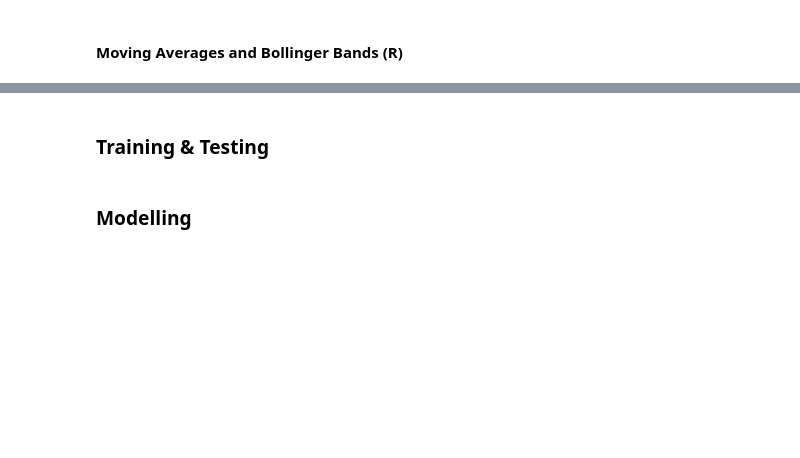
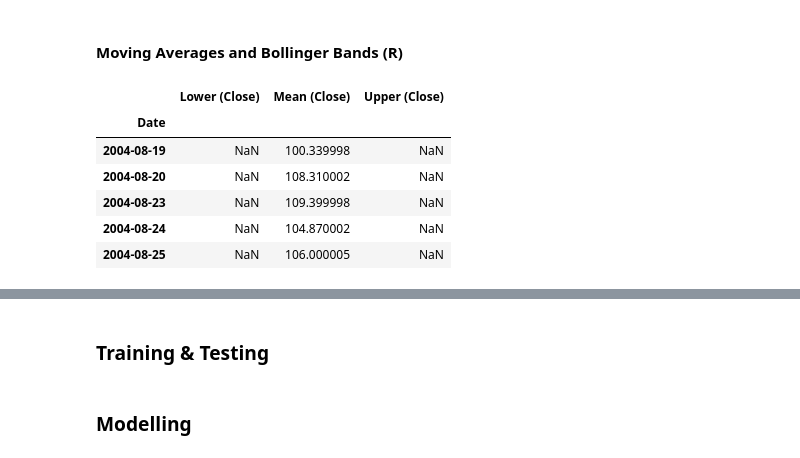
Before and after one commit to achillesrasquinha/bulbea, a Jupyter notebook: examples/bulbea.ipynb, the cells around one changed output, grey strips where cells are left out. Saved outputs shown, nothing was run; the diff lists cells and outputs as text; code cells hidden in the pictures; blank space fills up the shorter version.

```diff
--- a/examples/bulbea.ipynb
+++ b/examples/bulbea.ipynb
@@ -60,5 +60,16 @@ share.plot(figsize = (20, 15), global_mean = True)
 # %% [markdown]
 #### Moving Averages and Bollinger Bands (R)
+# %%
+bands = share.bollinger_bands(period = 1, bandwidth = 2)
+bands.head(nsamples)
+# %% [output]
+|  | Lower (Close) | Mean (Close) | Upper (Close) |
+| Date |  |  |  |
+| 2004-08-19 | NaN | 100.339998 | NaN |
+| 2004-08-20 | NaN | 108.310002 | NaN |
+| 2004-08-23 | NaN | 109.399998 | NaN |
+| 2004-08-24 | NaN | 104.870002 | NaN |
+| 2004-08-25 | NaN | 106.000005 | NaN |
 # %%
 share.plot(['Close', 'Adjusted Close'], figsize = (20, 15), bollinger_bands = True, period = 100, bandwidth = 2)
 # %% [output]
```
Also changed, not shown: parts of 11 cells of this notebook, 3 other files.
